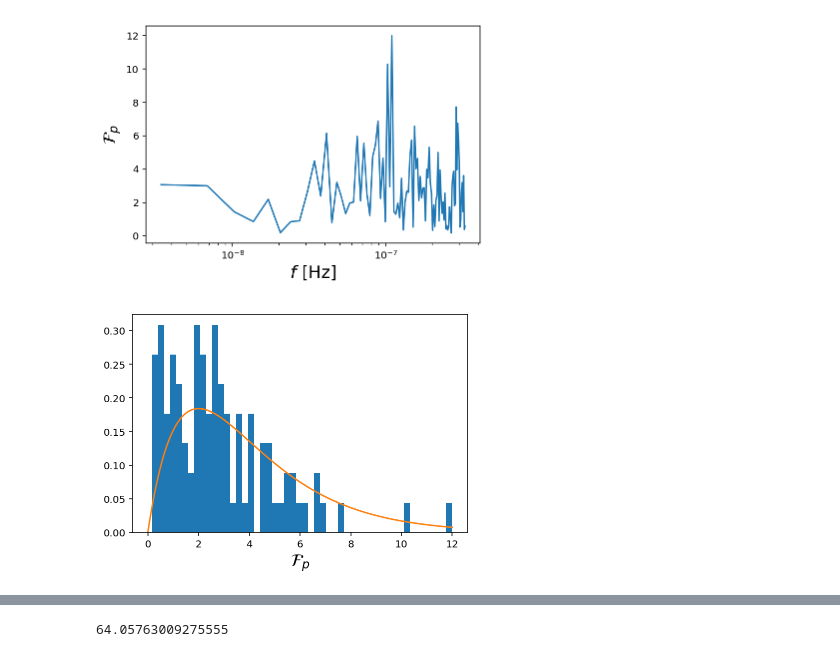
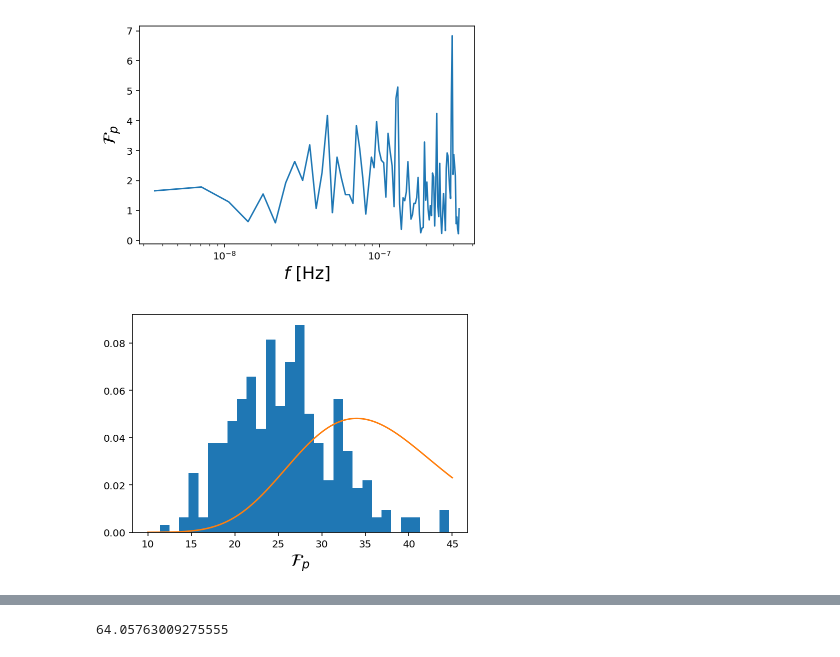
Before and after one commit to LBJ-Wade/NANOGrav, a Jupyter notebook: Fstat/Fstatv2.ipynb, the cells around one changed output, grey strips where cells are left out. Drawn from its saved outputs; the diff is of its cells as text; code cells hidden in the pictures.

Commit message:
Running Fstat for 9yr pulsars

```diff
--- a/Fstat/Fstatv2.ipynb
+++ b/Fstat/Fstatv2.ipynb
@@ -146,8 +112,12 @@ WARNING: Could not find pulsar distance for PSR J2302+4442. Setting value to 1 w
 # %%
 #Get parameter dict from noisefiles
-params_full = {}
+params_9yr = {}
 for nfile in noisefiles:
-    params_full.update(get_noise_from_pal2(nfile))
+    noise = get_noise_from_pal2(nfile)
+    for key in noise.keys():
+        for psr_9yr in nine_yr_psrs:
+            if key.startswith(psr_9yr):
+                params_9yr.update(noise)
 # %%
 def GetTspan(psrs):
     tmin = [p.toas.min() for p in psrs]
@@ -207,7 +177,7 @@ pta_full = signal_base.PTA([model_test(psr) for psr in psrs_full])
 # %%
 #Set Default PTA parameters to the ones in the noisefiles
 pta_test.set_default_params(params_test)
-pta_full.set_default_params(params_full)
+pta_9yr.set_default_params(params_9yr)
 # %% [output]
 INFO: enterprise.signals.signal_base: Setting J0030+0451_430_ASP_efac to 1.13871
 INFO: enterprise.signals.signal_base: Setting J0030+0451_430_PUPPI_efac to 0.917359
@@ -429,0 +253,3 @@ KeyboardInterrupt:
+# %%
+#Making Nmatrix for 9yr pulsars
+Nmat_9yr = GenNmat(pta_9yr,params_9yr)
@@ -507,0 +361,18 @@ for gwfreq in linfreqs:
+# %%
+#Calculate Fstat over frequencies for 9yr dataset
+delf = 1/(4*Tspan_9yr)
+startfreq_9yr = 1/Tspan_9yr + delf
+endfreq_9yr = 3.3e-7 + delf
+linfreqs_9yr = np.arange(startfreq_9yr,endfreq_9yr,1/Tspan_9yr)
+
+newtoas_9yr = GetRefTime(psrs_9yr)
+
+j=1
+#fstat_array_9yr = []
+start = time.time()
+for gwfreq in linfreqs_9yr:
+    fstat_array_9yr.append(AndrewFpstat2(psrs_9yr,Nmat_9yr,newtoas_9yr,gwfreq))
+    if j % 10 == 0:
+        end = time.time()
+        print(repr(j) + ' Done. ' + ' Time Elapsed: ' + repr(end-start))
+    j += 1
@@ -508,8 +407,9 @@ for gwfreq in linfreqs:
 # %%
-plt.plot(linfreqs,fstat_array_test)
+#Test Frequency plots
+plt.plot(linfreqs_test,fstat_array_test)
 plt.xscale('log')
 plt.ylabel(r'$\mathcal{F}_{p}$',fontsize = 'xx-large')
 plt.xlabel(r'$f$ [Hz]',fontsize = 'xx-large')
 plt.show()
 # %% [output]
-[figure, old version]
+[figure, new version]
@@ -521,10 +416,14 @@ x = np.linspace(0,12,nfreqs)
 # %%
-nbins = 50
-#plt.hist(fstat_array,bins = nbins,density = True)
-plt.hist(2*fstat_array_test,bins = nbins,density = True)
-plt.plot(x,chi2.pdf(x,dof_test))
-#plt.hist(fstat_array_test,bins = nbins,density = True)
+#9yr Histograms
+#Making chi squared values
+dof_9yr = 2*len(psrs_9yr)
+N_x_9yr = 1000
+chi_x_9yr = np.linspace(int(min(fstat_array_9yr))-1,int(max(fstat_array_9yr))+1,N_x_9yr)
+
+nbins = 30
+plt.hist(2*fstat_array_9yr,bins = nbins,density = True)
+plt.plot(chi_x_9yr,chi2.pdf(chi_x_9yr,dof_9yr))
 plt.xlabel(r'$\mathcal{F}_{p}$',fontsize = 'xx-large')
 plt.show()
 # %% [output]
-[figure, old version]
+[figure, new version]
```
Also changed, not shown: parts of 30 cells of this notebook, 1 other file.
